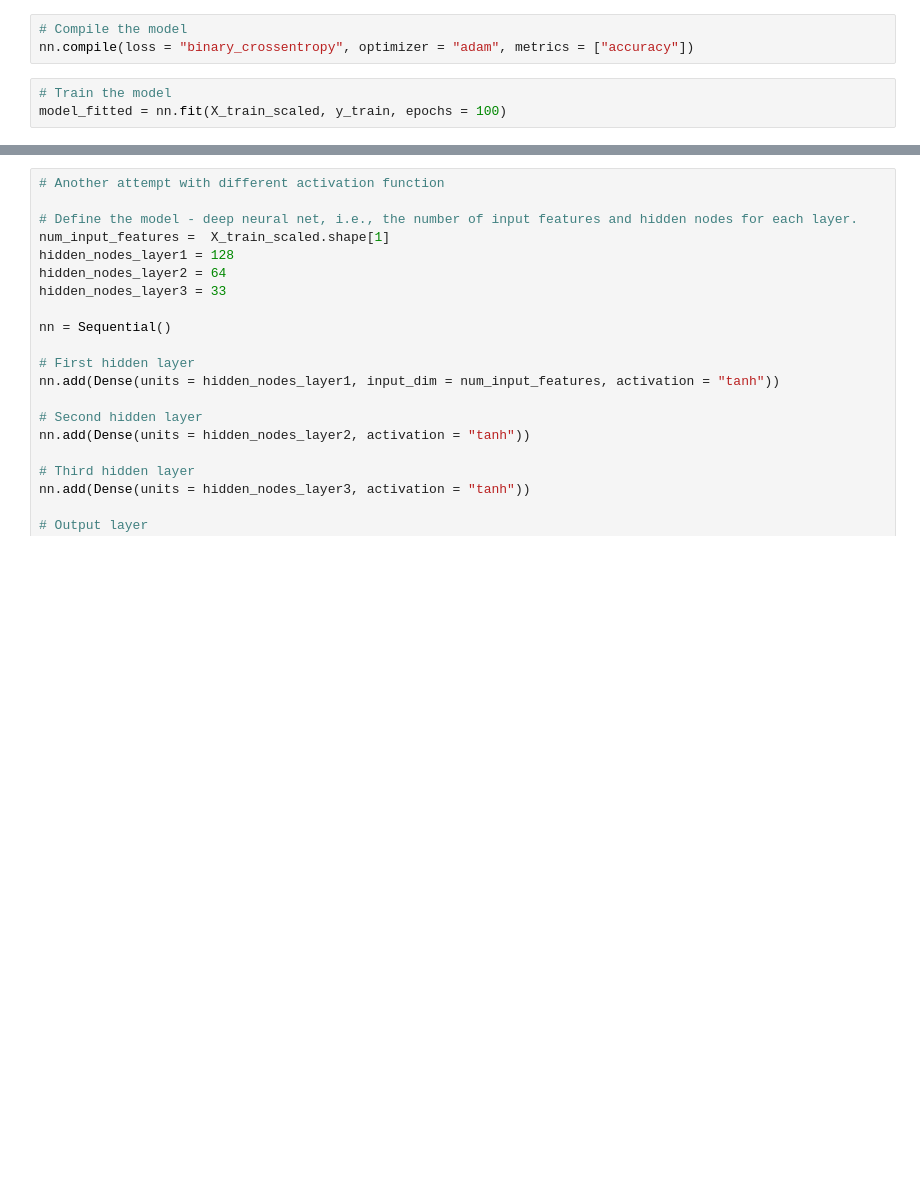
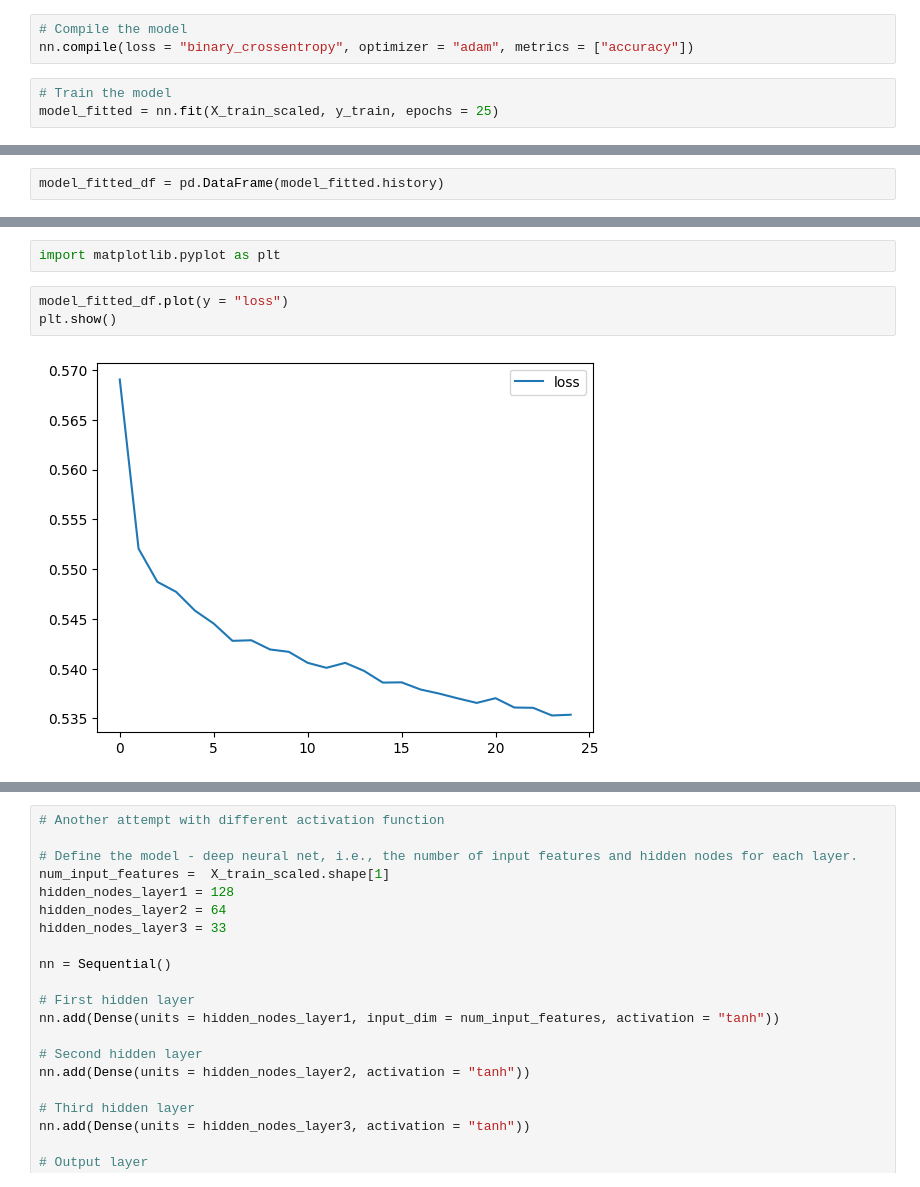
Before and after one commit to tiyafrancy/deep-learning-challenge, a Jupyter notebook: AlphabetSoupCharity_Optimization.ipynb, the cells around one changed output, grey strips where cells are left out. Saved outputs shown, nothing was run; the diff lists cells and outputs as text; blank space fills up the shorter version.

```diff
--- a/AlphabetSoupCharity_Optimization.ipynb
+++ b/AlphabetSoupCharity_Optimization.ipynb
@@ -236,5 +236,5 @@ Model: "sequential_2"
 nn.compile(loss = "binary_crossentropy", optimizer = "adam", metrics = ["accuracy"])
 # %%
 # Train the model
-model_fitted = nn.fit(X_train_scaled, y_train, epochs = 100)
+model_fitted = nn.fit(X_train_scaled, y_train, epochs = 25)
 # %% [output]
@@ -257,0 +262,2 @@ Epoch 100/100
+# %%
+model_fitted_df = pd.DataFrame(model_fitted.history)
@@ -257,0 +271,7 @@ Epoch 100/100
+# %%
+import matplotlib.pyplot as plt
+# %%
+model_fitted_df.plot(y = "loss")
+plt.show()
+# %% [output]
+[figure, added]
```
Also changed, not shown: parts of 20 cells of this notebook, 4 other files.
